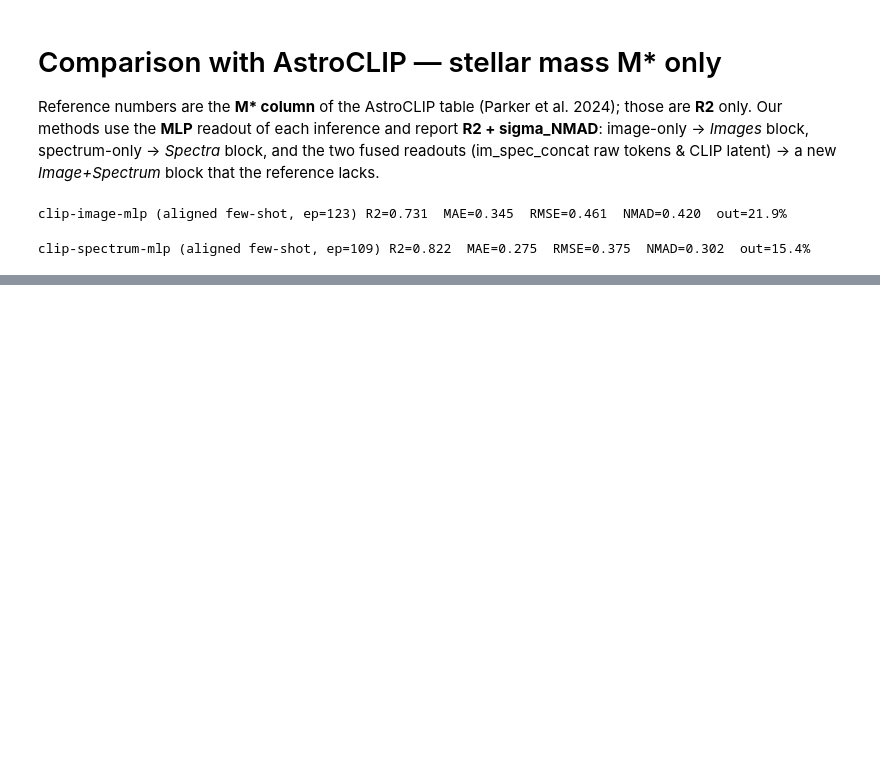
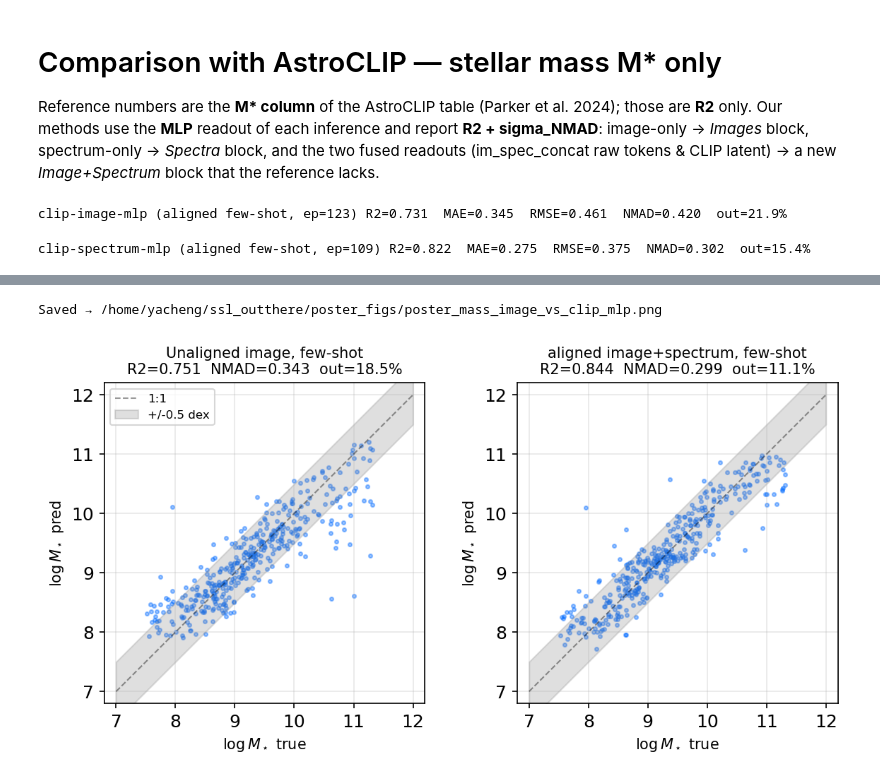
Before and after one commit to 2003cy/ssl_outthere, a Jupyter notebook: encoder_fusion/downstream_mass.ipynb, the cells around one changed output, grey strips where cells are left out. Saved outputs shown, nothing was run; the diff lists cells and outputs as text; code cells hidden in the pictures; blank space fills up the shorter version.

```diff
--- a/encoder_fusion/downstream_mass.ipynb
+++ b/encoder_fusion/downstream_mass.ipynb
@@ -971,0 +1380,36 @@ plt.tight_layout(); plt.show()
+# %%
+# ── 1x2: image+MLP  vs  CLIP+MLP  (pred vs true, test set) ──
+import os
+import matplotlib as mpl
+
+mpl.rcParams.update({
+    'font.size': 14, 'axes.titlesize': 16, 'axes.labelsize': 14,
+    'xtick.labelsize': 12, 'ytick.labelsize': 12, 'legend.fontsize': 12,
+    'figure.dpi': 150, 'savefig.dpi': 300, 'savefig.bbox': 'tight',
+})
+
+pairs = [
+    ("Unaligned image, few-shot", results_uni[("image", "mlp")]["pred_test"], "#006bff"),
+    ("aligned image+spectrum, few-shot", results_clip["clip-mlp"]["pred_test"], "#006bff"),
+]
+
+fig, axes = plt.subplots(1, 2, figsize=(8, 4))
+for k, (ttl, pred, col) in enumerate(pairs):
+    ax = axes[k]
+    plot_pred(ax, y[te], pred, ttl, col)
+    ax.set_box_aspect(1)                                  # square panel
+    ax.set_xlabel(ax.get_xlabel(), fontsize=10)           # smaller axis labels
+    ax.set_ylabel(ax.get_ylabel(), fontsize=10)
+    if k != 0 and ax.get_legend() is not None:
+        ax.get_legend().remove()                         # legend only on the first panel
+plt.tight_layout()
+
+POSTER_DIR = "/home/yacheng/ssl_outthere/poster_figs"
+os.makedirs(POSTER_DIR, exist_ok=True)
+outp = os.path.join(POSTER_DIR, "poster_mass_image_vs_clip_mlp")
+fig.savefig(outp + ".png", transparent=True)
+print(f"Saved → {outp}.png")
+plt.show()
+# %% [output]
+Saved → /home/yacheng/ssl_outthere/poster_figs/poster_mass_image_vs_clip_mlp.png
+[figure, added]
```
Also changed, not shown: parts of 10 cells of this notebook, 10 other files.
